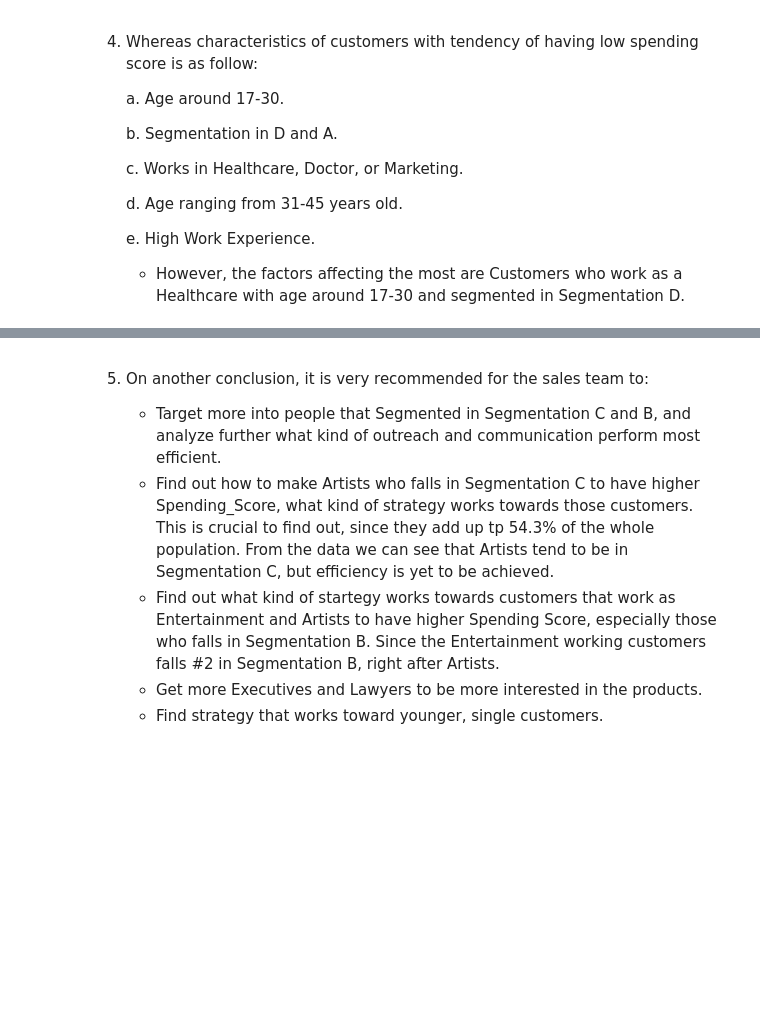
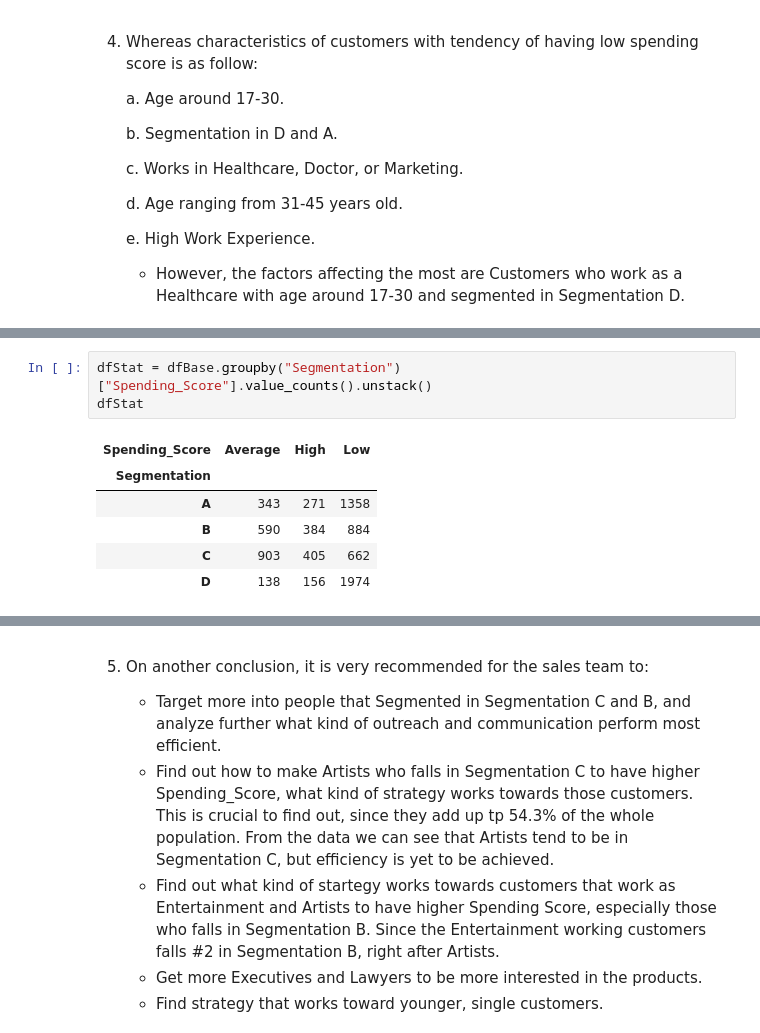
Before and after one commit to harashtaht/CustomerSegmentation, a Jupyter notebook: customerSegmentation/EDA_classification.ipynb, the cells around one changed output, grey strips where cells are left out. Drawn from its saved outputs; the diff is of its cells as text; blank space fills up the shorter version.

```diff
--- a/customerSegmentation/EDA_classification.ipynb
+++ b/customerSegmentation/EDA_classification.ipynb
@@ -1895,3 +1895,13 @@ dfTr.groupby(["Spending_Score", "Segmentation"])["Profession"].value_counts(norm
 |  | B | 0.484 | 0.097 | 0.084 | 0.094 | 0.027 | 0.093 | 0.029 | ... |
 |  | C | 0.431 | 0.104 | 0.045 | 0.073 | 0.015 | 0.207 | 0.018 | ... |
 |  | D | 0.059 | 0.090 | 0.069 | 0.088 | 0.029 | 0.483 | 0.044 | ... |
+# %%
+dfStat = dfBase.groupby("Segmentation")["Spending_Score"].value_counts().unstack()
+dfStat
+# %% [output]
+| Spending_Score | Average | High | Low |
+| Segmentation |  |  |  |
+| A | 343 | 271 | 1358 |
+| B | 590 | 384 | 884 |
+| C | 903 | 405 | 662 |
+| D | 138 | 156 | 1974 |
```
Also changed, not shown: parts of 26 cells of this notebook.
